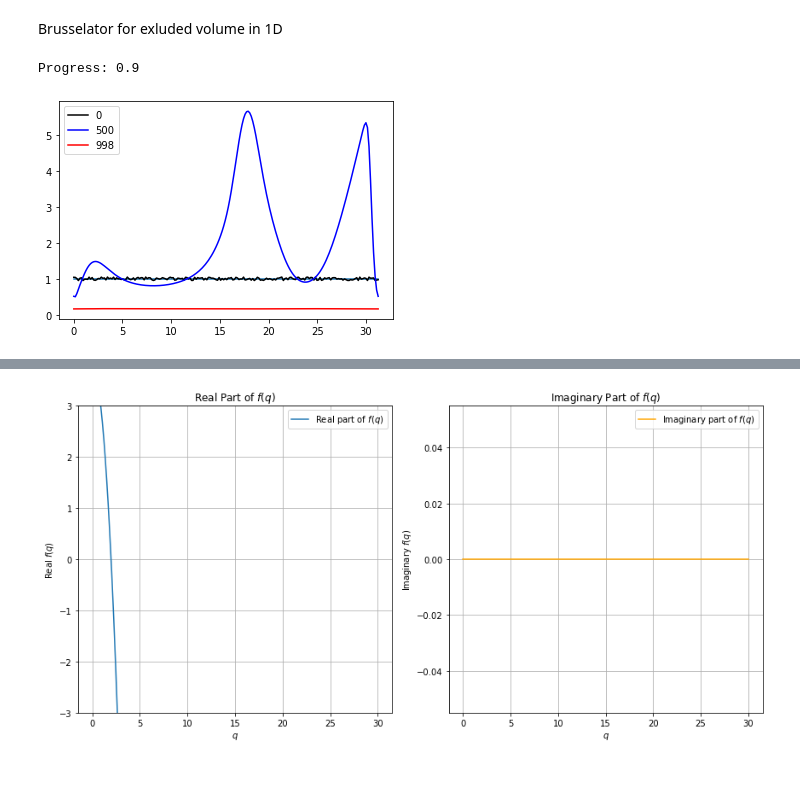
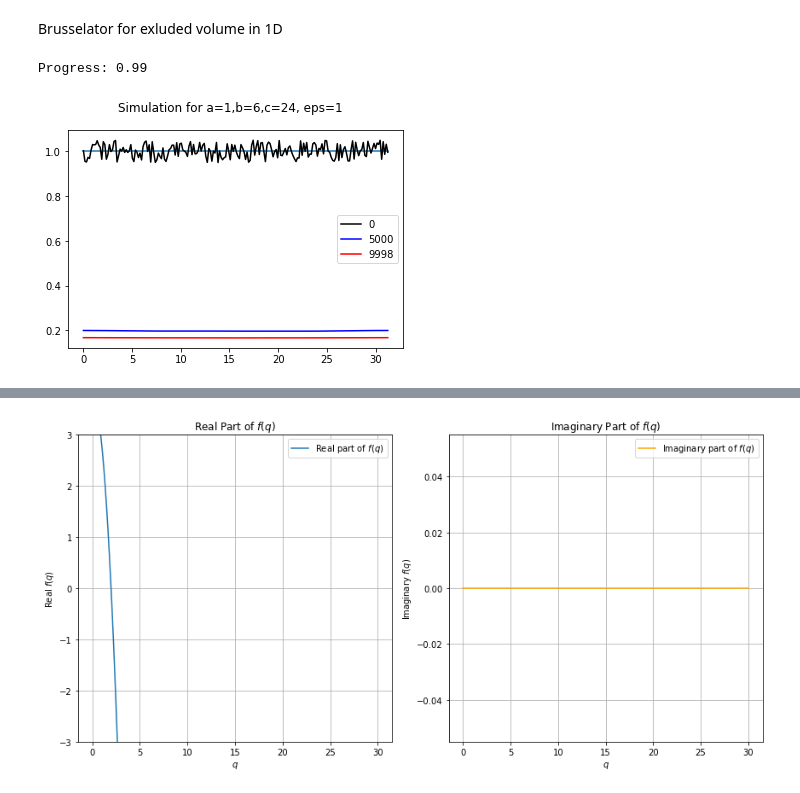
Before and after one commit to l-ada/Turing-models, a Jupyter notebook: brusselator_excluded_volume.ipynb, the cells around one changed output, grey strips where cells are left out. Drawn from its saved outputs; the diff is of its cells as text; code cells hidden in the pictures.

Commit message:
boundary conditions disabled, plotting oscillations, saving plots, checked no excluded volume

```diff
--- a/brusselator_excluded_volume.ipynb
+++ b/brusselator_excluded_volume.ipynb
@@ -26,6 +26,7 @@ class Brusselator():
         self.b = b
         self.D0 = D0
         self.D1 = D1
+        ## parameter for checking model without excluded volume
         self.eps = eps
         self.NUM_STEPS = NUM_STEPS
         self.dt = dt
@@ -47,7 +48,7 @@ class Brusselator():
          ,NUM_STEPS={self.NUM_STEPS},N={self.N}, D0={self.D0}, D1={self.D1}, dt = {self.dt}, L={self.L}"
 
     def print_parameters_short(self):
-        return f"Simulation for a={self.a},b={self.b},c={self.c}"
+        return f"Simulation for a={self.a},b={self.b},c={self.c}, eps={self.eps}"
 # %%
 def create_wavenumber_array(num_modes, L):
     # create array for wavenumbers in scipy format.
@@ -98,6 +102,7 @@ def perform_simulation(brusselator_class = Brusselator(), save_full = False):
     dx = L / N
     savetimes = [0, NUM_STEPS//2, NUM_STEPS-2]
     c = brusselator_class.c
+    eps = brusselator_class.eps
 
     initial_data_u = brusselator_class.initial_data_u
     initial_data_v = brusselator_class.initial_data_v
@@ -138,17 +143,16 @@ def perform_simulation(brusselator_class = Brusselator(), save_full = False):
             print(f"Progress: {progress}", end='\r', flush=True)
 
         if method == 'pseudo-spectral':
-
             ##
-            nonlin_u = u + (brusselator_class.eps*D0*nonlinear_step(u, v, c, wavenums)+fu(u,v))*dt
-            nonlin_v = v + (brusselator_class.eps*D1*nonlinear_step(v, u, c, wavenums)+fv(u,v))*dt
+            nonlin_u = u + (eps*D0*nonlinear_step(u, v, c, wavenums)+fu(u,v))*dt
+            nonlin_v = v + (eps*D1*nonlinear_step(v, u, c, wavenums)+fv(u,v))*dt
             ## linear step in fourier domain
             u = apply_step_fourier(nonlin_u, operator_u)
             v = apply_step_fourier(nonlin_v, operator_v)
 
-            ## periodic boundary conditions
-            u[0]=u[-1]
-            v[0]=v[-1]
+            # ## Von Neumann boundary conditions
+            # u = apply_boundary_condition(u)
+            # v = apply_boundary_condition(v)
 
     if save_full == True:
         return time, conc_u, conc_v
@@ -157,27 +172,29 @@ def perform_simulation(brusselator_class = Brusselator(), save_full = False):
 # %%
-br = Brusselator(a=1,b= 6, c=20, D0=1, D1=0.01, N=200 ,NUM_STEPS=10**3, dt=0.005)
+br = Brusselator(a=1,b= 6, c=24, D0=1, D1=0.001, N=200 ,NUM_STEPS=10**4, dt=0.005)
+br.eps=1
 # %%
 ### 1D ###
 L = br.L
 N = br.N
 NUM_STEPS = br.NUM_STEPS
 u,v= perform_simulation(br)
 type(u)
 time=[0,NUM_STEPS//2,NUM_STEPS-2]
 xs = np.arange(0.0,L,L/N)
 # Plot u(x) for different time points
 color=['black','blue','red']
 fig = plt.figure()
 ax1 = fig.add_subplot(111)
+fig.suptitle(br.print_parameters_short())
 indices=[0, 1, 2]
 ax1.plot(xs,br.a *np.ones((N,1)))
 for i in indices:
     ax1.plot(xs, u[i], label = time[i], c=color[i])
 ax1.legend()
 # ax1.legend()
-
+# save_plot(fig)
 plt.show()
 # br.print_parameters()
 # %% [output]
-Progress: 0.9
+Progress: 0.99
-[figure, old version]
+[figure, new version]
```
Also changed, not shown: parts of 7 cells of this notebook, 9 other files.
